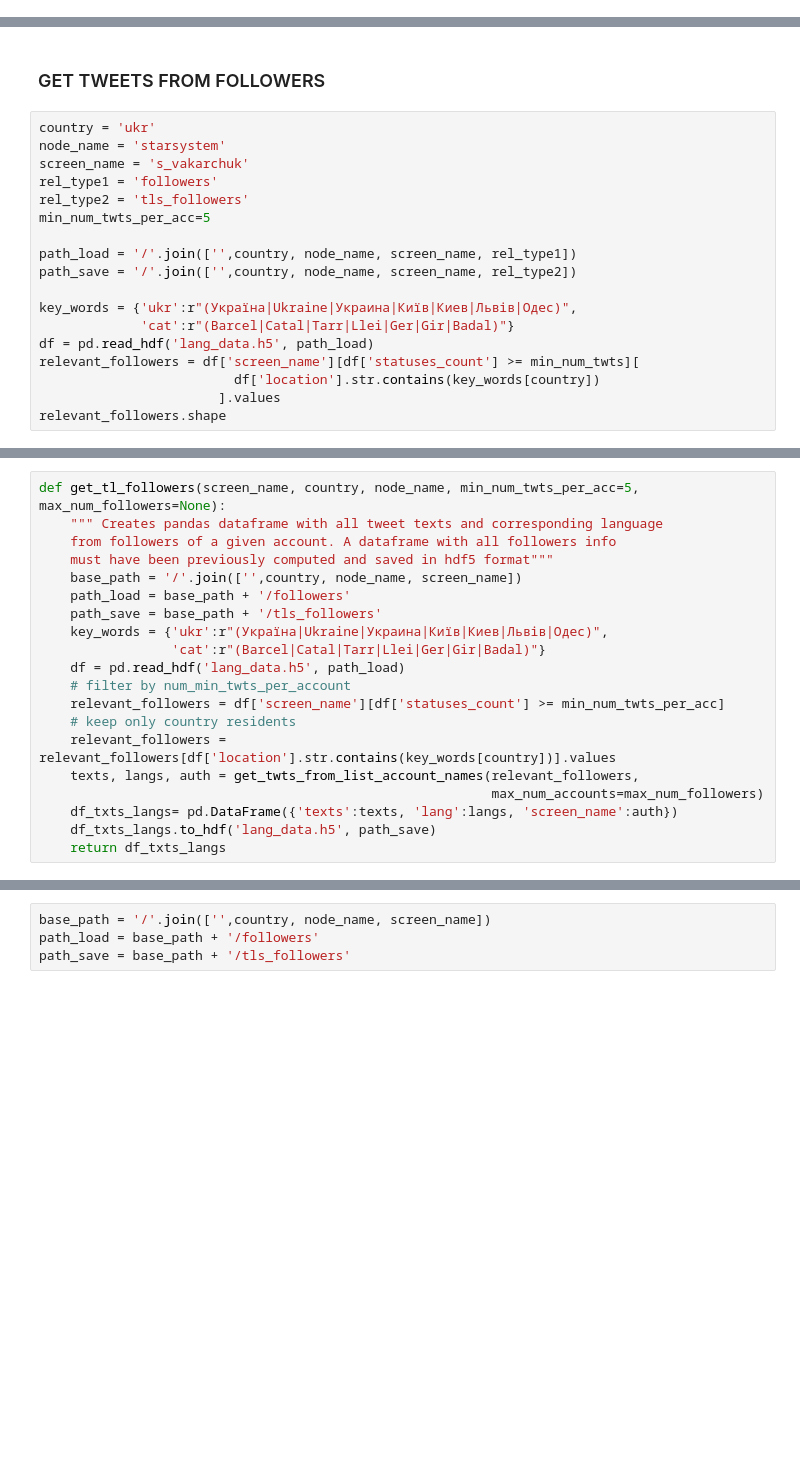
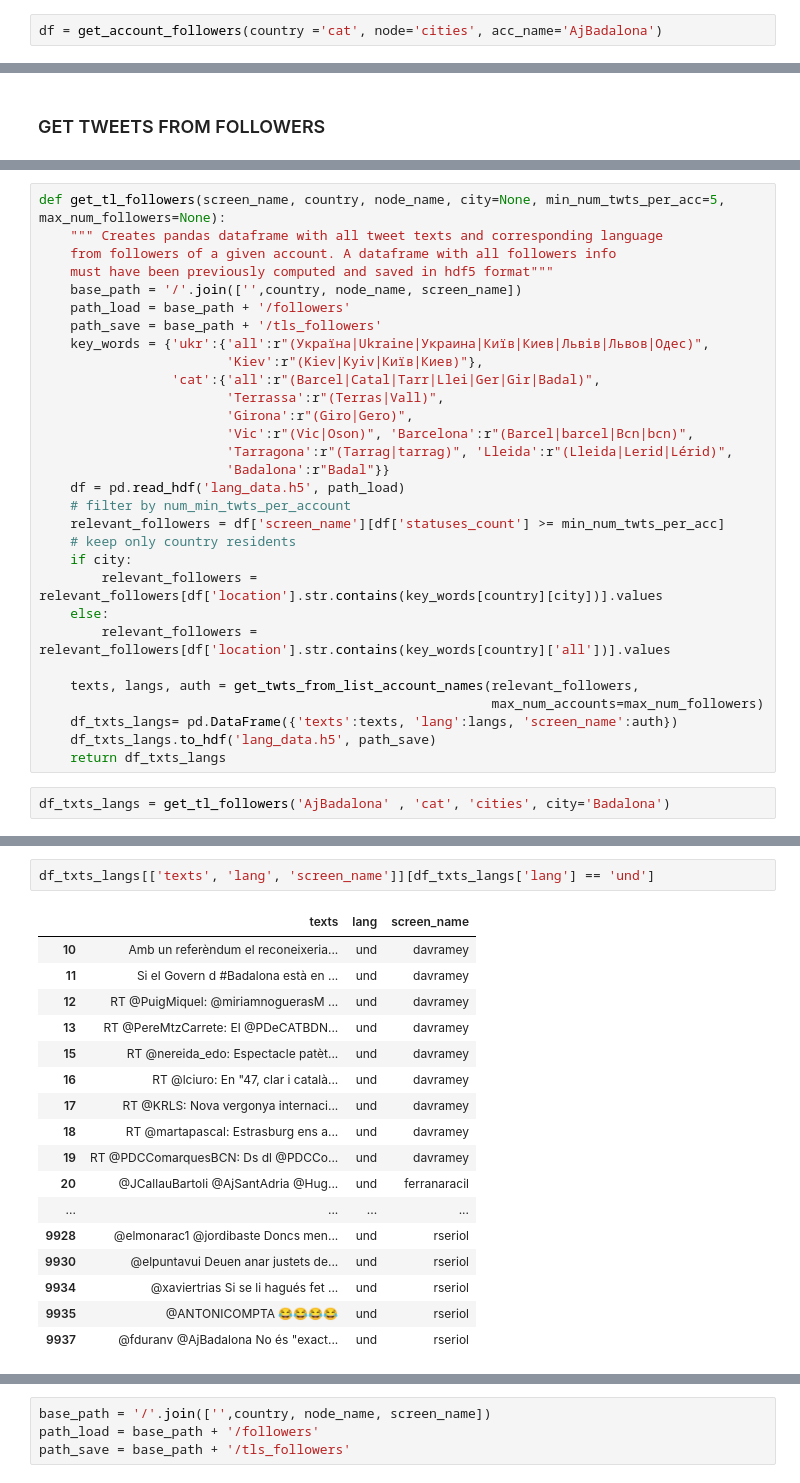
Before and after one commit to pgervila/Explore_bilingualism_in_cities, a Jupyter notebook: explore_city_langs.ipynb, the cells around one changed output, grey strips where cells are left out. Saved outputs shown, nothing was run; the diff lists cells and outputs as text; blank space fills up the shorter version.

Commit message:
First draft of city random walk

```diff
--- a/explore_city_langs.ipynb
+++ b/explore_city_langs.ipynb
@@ -348,0 +353,2 @@ df_LaVang[['lang', 'screen_name']][df_LaVang['location'].str.contains(r"(Barcel|
+# %%
+df = get_account_followers(country ='cat', node='cities', acc_name='AjBadalona')
@@ -349,20 +418,2 @@ df_LaVang[['lang', 'screen_name']][df_LaVang['location'].str.contains(r"(Barcel|
 # %% [markdown]
 ### GET TWEETS FROM FOLLOWERS
-# %%
-country = 'ukr'
-node_name = 'starsystem'
-screen_name = 's_vakarchuk'
-rel_type1 = 'followers'
-rel_type2 = 'tls_followers'
-min_num_twts_per_acc=5
-
-path_load = '/'.join(['',country, node_name, screen_name, rel_type1])
-path_save = '/'.join(['',country, node_name, screen_name, rel_type2])
-
-key_words = {'ukr':r"(Україна|Ukraine|Украина|Київ|Киев|Львів|Одес)",
-             'cat':r"(Barcel|Catal|Tarr|Llei|Ger|Gir|Badal)"}
-df = pd.read_hdf('lang_data.h5', path_load)
-relevant_followers = df['screen_name'][df['statuses_count'] >= min_num_twts][
-                         df['location'].str.contains(key_words[country])
-                       ].values
-relevant_followers.shape
@@ -375,20 +420,32 @@ path_load
 # %%
-def get_tl_followers(screen_name, country, node_name, min_num_twts_per_acc=5, max_num_followers=None):
+def get_tl_followers(screen_name, country, node_name, city=None, min_num_twts_per_acc=5, max_num_followers=None):
     """ Creates pandas dataframe with all tweet texts and corresponding language
     from followers of a given account. A dataframe with all followers info
     must have been previously computed and saved in hdf5 format"""
     base_path = '/'.join(['',country, node_name, screen_name])
     path_load = base_path + '/followers'
     path_save = base_path + '/tls_followers'
-    key_words = {'ukr':r"(Україна|Ukraine|Украина|Київ|Киев|Львів|Одес)",
-                 'cat':r"(Barcel|Catal|Tarr|Llei|Ger|Gir|Badal)"}
+    key_words = {'ukr':{'all':r"(Україна|Ukraine|Украина|Київ|Киев|Львів|Львов|Одес)",
+                        'Kiev':r"(Kiev|Kyiv|Київ|Киев)"},
+                 'cat':{'all':r"(Barcel|Catal|Tarr|Llei|Ger|Gir|Badal)",
+                        'Terrassa':r"(Terras|Vall)",
+                        'Girona':r"(Giro|Gero)",
+                        'Vic':r"(Vic|Oson)", 'Barcelona':r"(Barcel|barcel|Bcn|bcn)",
+                        'Tarragona':r"(Tarrag|tarrag)", 'Lleida':r"(Lleida|Lerid|Lérid)",
+                        'Badalona':r"Badal"}}
     df = pd.read_hdf('lang_data.h5', path_load)
     # filter by num_min_twts_per_account
     relevant_followers = df['screen_name'][df['statuses_count'] >= min_num_twts_per_acc]
     # keep only country residents
-    relevant_followers = relevant_followers[df['location'].str.contains(key_words[country])].values
+    if city:
+        relevant_followers = relevant_followers[df['location'].str.contains(key_words[country][city])].values
+    else:
+        relevant_followers = relevant_followers[df['location'].str.contains(key_words[country]['all'])].values
+
     texts, langs, auth = get_twts_from_list_account_names(relevant_followers,
                                                           max_num_accounts=max_num_followers)
     df_txts_langs= pd.DataFrame({'texts':texts, 'lang':langs, 'screen_name':auth})
     df_txts_langs.to_hdf('lang_data.h5', path_save)
     return df_txts_langs
+# %%
+df_txts_langs = get_tl_followers('AjBadalona' , 'cat', 'cities', city='Badalona')
@@ -394,0 +507,20 @@ def get_tl_followers(screen_name, country, node_name, min_num_twts_per_acc=5, ma
+# %%
+df_txts_langs[['texts', 'lang', 'screen_name']][df_txts_langs['lang'] == 'und']
+# %% [output]
+|  | texts | lang | screen_name |
+| 10 | Amb un referèndum el reconeixeria... | und | davramey |
+| 11 | Si el Govern d #Badalona està en ... | und | davramey |
+| 12 | RT @PuigMiquel: @miriamnoguerasM ... | und | davramey |
+| 13 | RT @PereMtzCarrete: El @PDeCATBDN... | und | davramey |
+| 15 | RT @nereida_edo: Espectacle patèt... | und | davramey |
+| 16 | RT @lciuro: En "47, clar i català... | und | davramey |
+| 17 | RT @KRLS: Nova vergonya internaci... | und | davramey |
+| 18 | RT @martapascal: Estrasburg ens a... | und | davramey |
+| 19 | RT @PDCComarquesBCN: Ds dl @PDCCo... | und | davramey |
+| 20 | @JCallauBartoli @AjSantAdria @Hug... | und | ferranaracil |
+| ... | ... | ... | ... |
+| 9928 | @elmonarac1 @jordibaste Doncs men... | und | rseriol |
+| 9930 | @elpuntavui Deuen anar justets de... | und | rseriol |
+| 9934 | @xaviertrias Si se li hagués fet ... | und | rseriol |
+| 9935 | @ANTONICOMPTA 😂😂😂😂 | und | rseriol |
+| 9937 | @fduranv @AjBadalona No és "exact... | und | rseriol |
```
Also changed, not shown: parts of 62 cells of this notebook.
